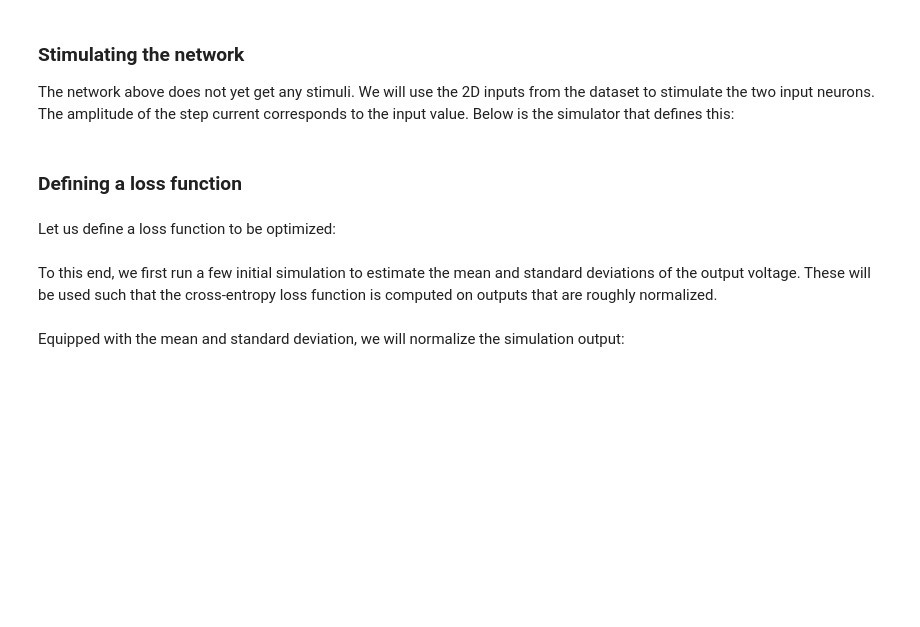
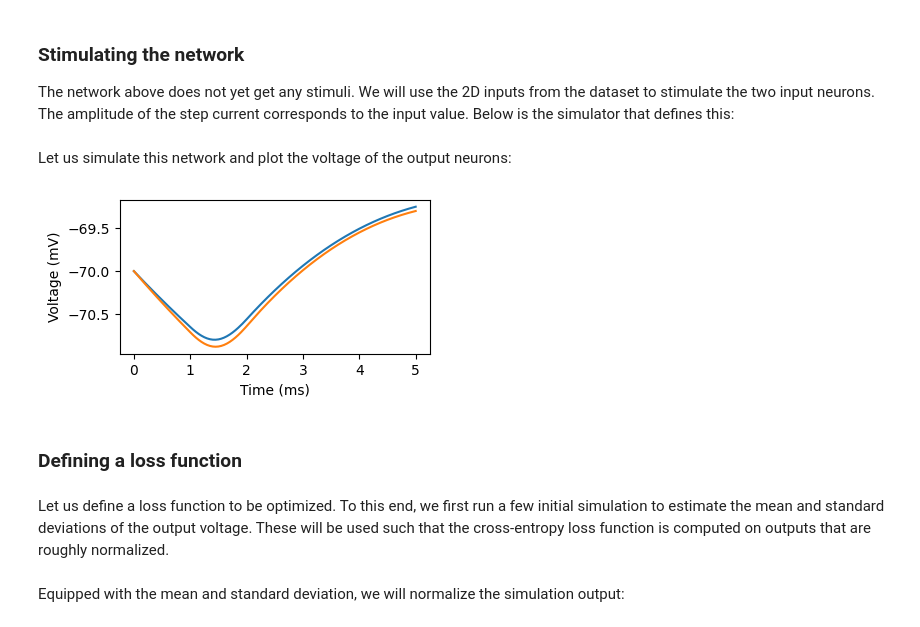
Before and after one commit to r-makarov/cns2025tutorial, a Jupyter notebook: jaxley_tutorial.ipynb, the cells around one changed output. Cells and saved outputs as stored; diff of their text form; code cells hidden in the pictures; blank space fills up the shorter version.

```diff
--- a/jaxley_tutorial.ipynb
+++ b/jaxley_tutorial.ipynb
@@ -357,6 +357,9 @@ net.insert(Leak())
 
 _ = np.random.seed(0)
 net.set("TanhRateSynapse_gS", np.random.rand(4) * 0.01)
+
+dt = 0.025  # ms
+t_max = 5.0  # ms
 # %% [markdown]
 This network consists of three neurons arranged in two layers:
 # %%
@@ -435,7 +438,18 @@ def simulate(params, inputs):
     return jx.integrate(net, params=params, data_stimuli=data_stimuli, delta_t=dt, t_max=t_max)
 
 batched_simulate = vmap(simulate, in_axes=(None, 0))
+# %% [markdown]
+Let us simulate this network and plot the voltage of the output neurons:
+# %%
+voltages = simulate(params, inputs[0])
+
+time_vector = np.arange(0, t_max + dt, dt)
+
+fig, ax = plt.subplots(1, 1, figsize=(4, 2))
+_ = ax.plot(time_vector, voltages.T)
+_ = ax.set_xlabel("Time (ms)")
+_ = ax.set_ylabel("Voltage (mV)")
+# %% [output]
+[figure, added]
 # %% [markdown]
 ### Defining a loss function
-# %% [markdown]
-Let us define a loss function to be optimized:
@@ -444,5 +456,5 @@ import optax
 # %% [markdown]
-To this end, we first run a few initial simulation to estimate the mean and standard deviations of the output voltage. These will be used such that the cross-entropy loss function is computed on outputs that are roughly normalized.
+Let us define a loss function to be optimized. To this end, we first run a few initial simulation to estimate the mean and standard deviations of the output voltage. These will be used such that the cross-entropy loss function is computed on outputs that are roughly normalized.
 # %%
 traces = batched_simulate(params, inputs[:16])
 
```
Also changed, not shown: parts of 4 cells of this notebook.
